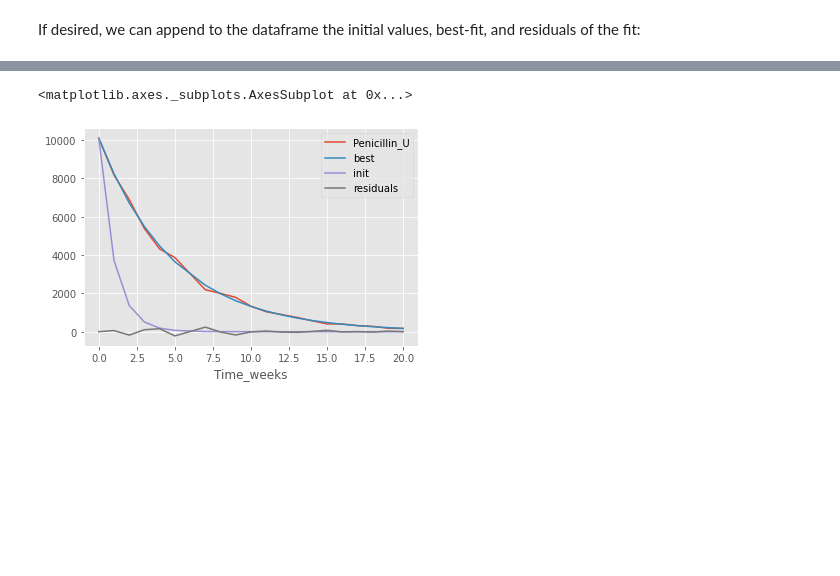
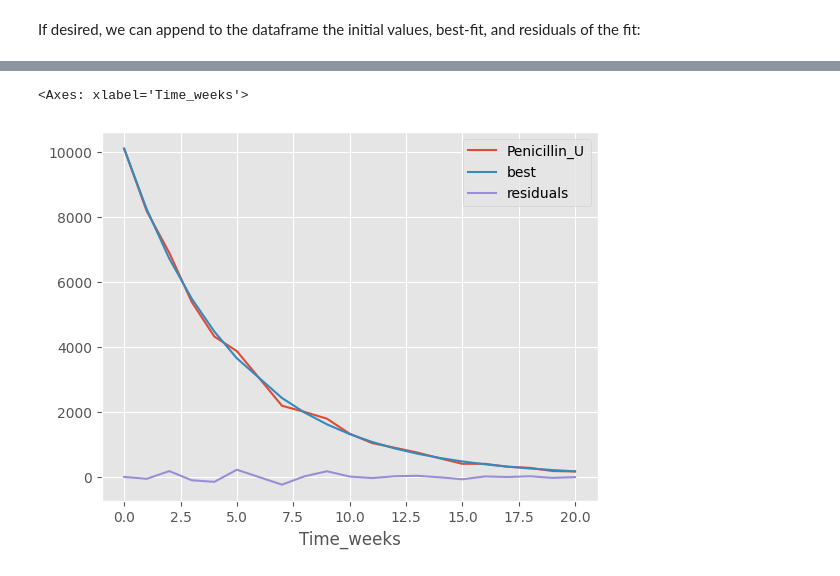
Before and after one commit to mpfoster/Biochem5721, a Jupyter notebook: Intro_fitting_kinetics_5721.ipynb, the cells around one changed output, grey strips where cells are left out. Saved outputs shown, nothing was run; the diff lists cells and outputs as text; code cells hidden in the pictures; blank space fills up the shorter version.

```diff
--- a/Intro_fitting_kinetics_5721.ipynb
+++ b/Intro_fitting_kinetics_5721.ipynb
@@ -39,8 +39,9 @@ The first row has column labels; the rest are data. We can drag/drop the file in
 # %%
 # use pandas to load the data from a local file
 import pandas as pd
-fname = "penicillin-data.csv"
-df = pd.read_csv(fname) # here, assumes file in current directory
+datafile = "penicillin-data.csv"
+datafile = "https://github.com/mpfoster/Biochem5721/raw/master/Data/penicillin-data.csv"
+df = pd.read_csv(datafile) # here, assumes file in current directory
 df  # show the contents of the data frame
 # %% [output]
 |  | Time_weeks | Penicillin_U |
@@ -267,9 +216,9 @@ Best-fit k: 0.204
 # %% [markdown]
 If desired, we can append to the dataframe the initial values, best-fit, and residuals of the fit:
 # %%
-df['init'] = result.init_fit
-df['best'] = result.best_fit
-df['residuals'] = result.residual
+#df['init'] = result.init_fit
+df['best'] = calc_data
+df['residuals'] = residuals
 df.head()
 # export df to a new csv file
-df.to_csv('output.csv')
+#df.to_csv('output.csv')
@@ -276,6 +232,6 @@ df.to_csv('output.csv')
 # %%
 # shortcut to plotting data in the df (if created)
-df.plot(x='Time_weeks', y=['Penicillin_U','best','init','residuals'])
+df.plot(x='Time_weeks', y=['Penicillin_U','best','residuals'])
 # %% [output]
-<matplotlib.axes._subplots.AxesSubplot at 0x...>
+<Axes: xlabel='Time_weeks'>
-[figure, old version]
+[figure, new version]
```
Also changed, not shown: parts of 16 cells of this notebook.
